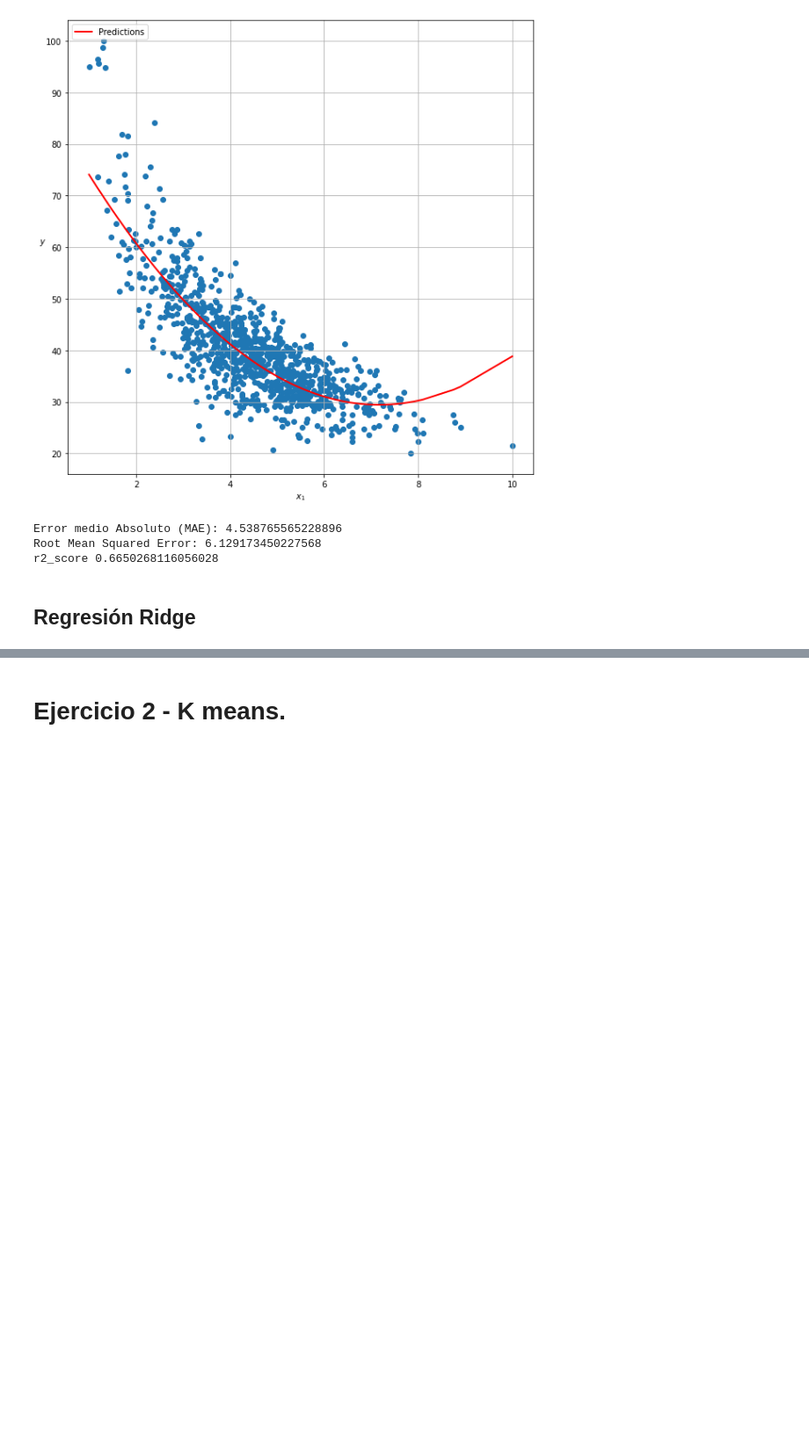
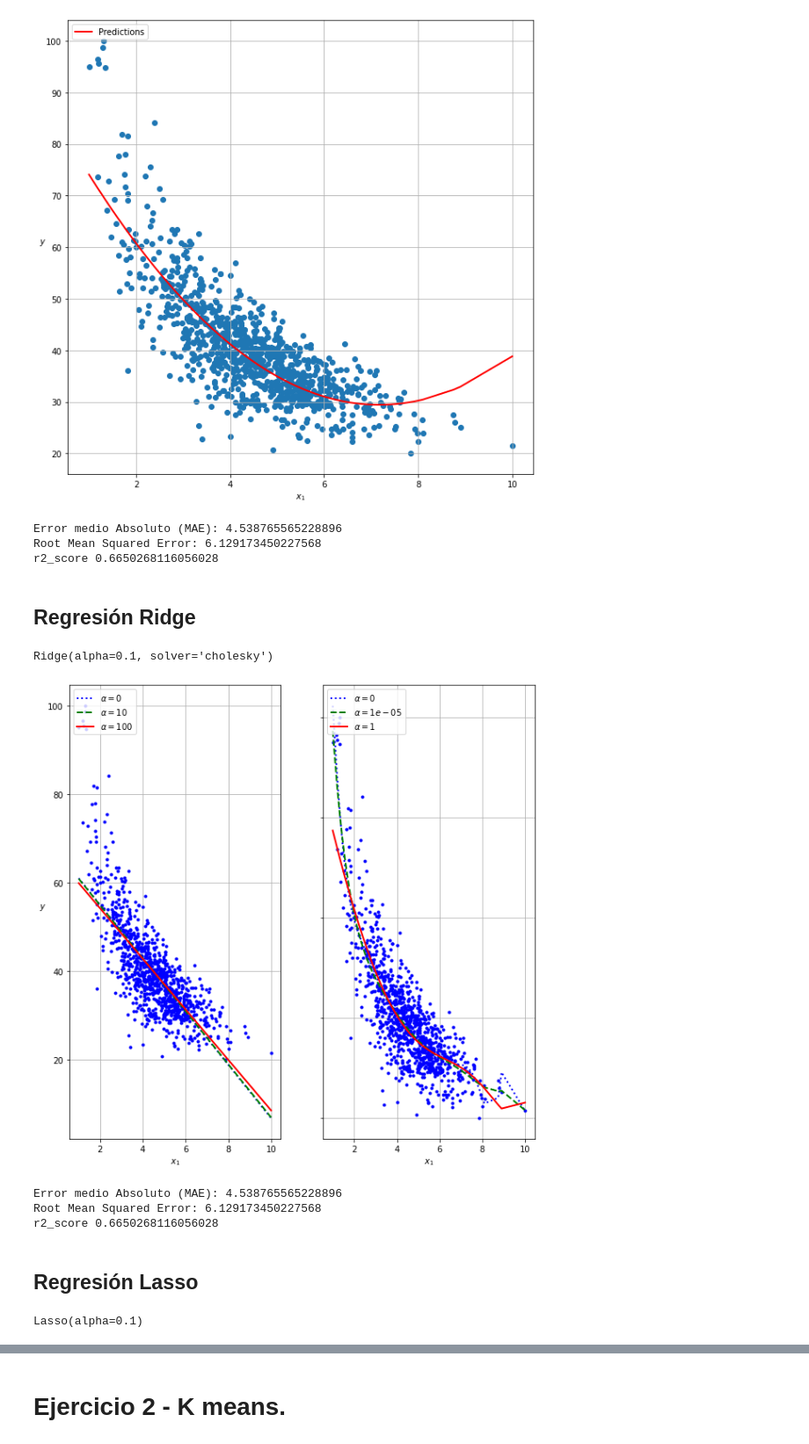
Before and after one commit to PosgradoMNA/actividades-de-aprendizaje-rzunick, a Jupyter notebook: Semana_8_Actividad_2_Regresion_Lineal_y_Kmeans_Target_Ronald_Zuniga_A01686240.ipynb, the cells around one changed output, grey strips where cells are left out. Shown: that part at 88% size. Cells and saved outputs as stored; diff of their text form; code cells hidden in the pictures; blank space fills up the shorter version.

```diff
--- a/Semana_8_Actividad_2_Regresion_Lineal_y_Kmeans_Target_Ronald_Zuniga_A01686240.ipynb
+++ b/Semana_8_Actividad_2_Regresion_Lineal_y_Kmeans_Target_Ronald_Zuniga_A01686240.ipynb
@@ -163,3 +164,64 @@ Root Mean Squared Error: 6.129173450227568
 r2_score 0.6650268116056028
 # %% [markdown]
 ## Regresión Ridge
+# %%
+from sklearn.linear_model import Ridge
+
+ridge_reg = Ridge(alpha=0.1, solver="cholesky")
+ridge_reg.fit(X, y)
+# %% [output]
+Ridge(alpha=0.1, solver='cholesky')
+# %%
+from sklearn.pipeline import make_pipeline
+
+polynomial_regression = make_pipeline(
+    PolynomialFeatures(degree=10, include_bias=False),
+    LinearRegression())
+
+def plot_model(model_class, polynomial, alphas, **model_kwargs):
+    plt.plot(X, y, "b.", linewidth=3)
+    for alpha, style in zip(alphas, ("b:", "g--", "r-")):
+        if alpha > 0:
+            model = model_class(alpha, **model_kwargs)
+        else:
+            model = LinearRegression()
+        if polynomial:
+            model = make_pipeline(
+                PolynomialFeatures(degree=10, include_bias=False),
+                StandardScaler(),
+                model)
+        model.fit(X, y)
+        y_new_regul = model.predict(X_new)
+        plt.plot(X_new, y_new_regul, style, linewidth=2,
+                 label=fr"$\alpha = {alpha}$")
+    plt.legend(loc="upper left")
+    plt.xlabel("$x_1$")
+    plt.grid()
+
+plt.figure(figsize=(10, 10))
+plt.subplot(121)
+plot_model(Ridge, polynomial=False, alphas=(0, 10, 100), random_state=42)
+plt.ylabel("$y$  ", rotation=0)
+plt.subplot(122)
+plot_model(Ridge, polynomial=True, alphas=(0, 10**-5, 1), random_state=42)
+plt.gca().axes.yaxis.set_ticklabels([])
+plt.show()
+# %% [output]
+[figure, added]
+# %%
+print('Error medio Absoluto (MAE):', metrics.mean_absolute_error(y, y_new))
+print('Root Mean Squared Error:', np.sqrt(metrics.mean_squared_error(y, y_new)))
+print('r2_score',r2_score(y, y_new))
+# %% [output]
+Error medio Absoluto (MAE): 4.538765565228896
+Root Mean Squared Error: 6.129173450227568
+r2_score 0.6650268116056028
+# %% [markdown]
+## Regresión Lasso
+# %%
+from sklearn.linear_model import Lasso
+
+lasso_reg = Lasso(alpha=0.1)
+lasso_reg.fit(X, y)
+# %% [output]
+Lasso(alpha=0.1)
```
Also changed, not shown: parts of 3 cells of this notebook.
